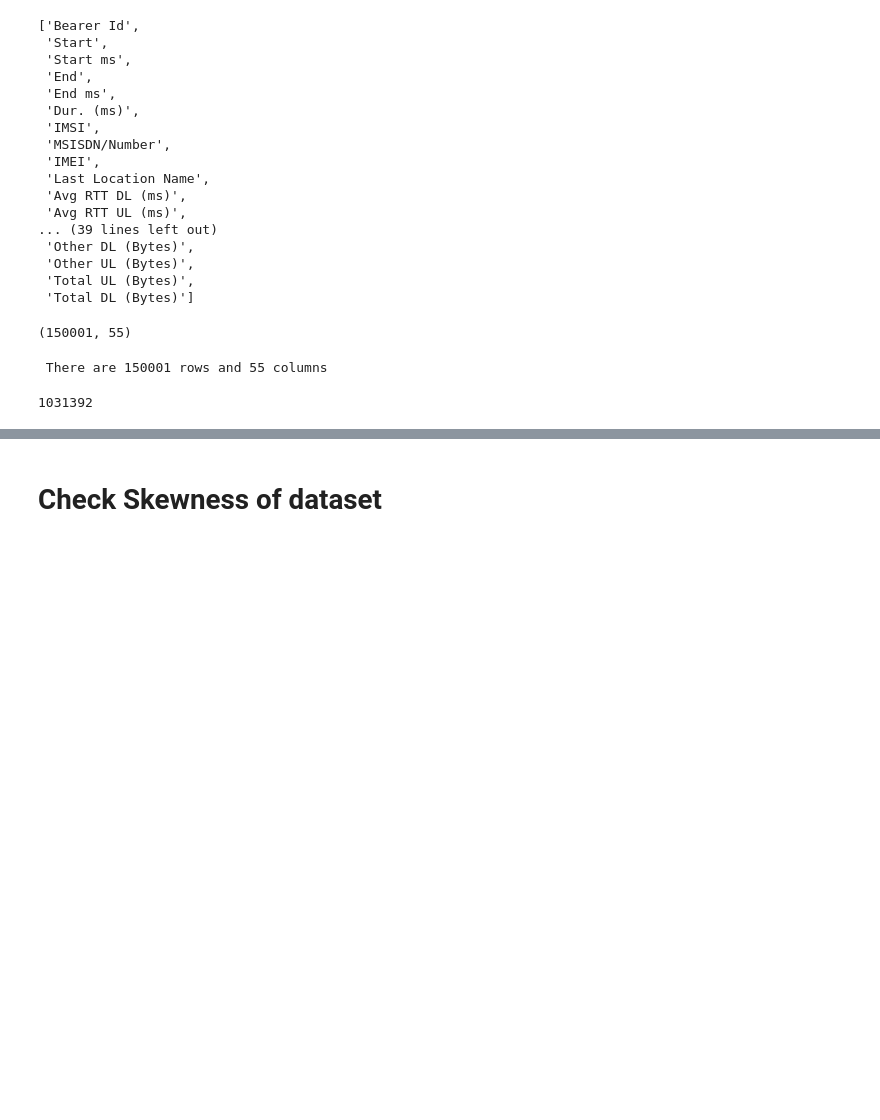
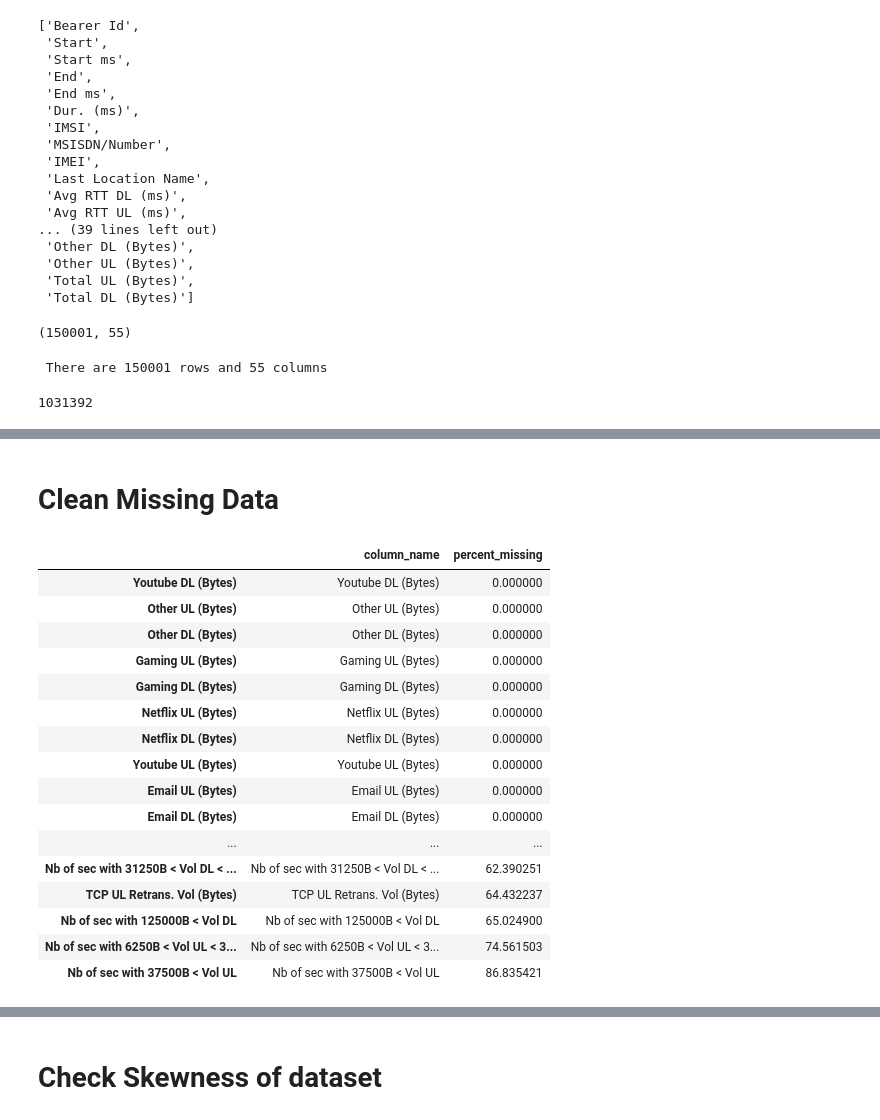
Before and after one commit to Meserat/Telecommunication-Data-Analysis, a Jupyter notebook: notebooks/Preprocessing and EDA.ipynb, the cells around one changed output, grey strips where cells are left out. Drawn from its saved outputs; the diff is of its cells as text; code cells hidden in the pictures; blank space fills up the shorter version.

```diff
--- a/notebooks/Preprocessing and EDA.ipynb
+++ b/notebooks/Preprocessing and EDA.ipynb
@@ -17,6 +15,11 @@ NameError: name 'null' is not defined
 # Read CSV Data
 # %%
 df = pd.read_excel('../data/Week1_challenge_data_source.xlsx')
+# %%
+
+#initialize the imported modules
+plot = Plotter()
+cleaner = Utility()
 # %%
 df.head()
 # %% [output]
@@ -68,0 +124,24 @@ df.isnull().sum().sum()
+# %% [markdown]
+# Clean Missing Data
+# %%
+#view all missing value percentage
+missing_value_df = cleaner.get_missing_values(df)
+missing_value_df
+# %% [output]
+|  | column_name | percent_missing |
+| Youtube DL (Bytes) | Youtube DL (Bytes) | 0.000000 |
+| Other UL (Bytes) | Other UL (Bytes) | 0.000000 |
+| Other DL (Bytes) | Other DL (Bytes) | 0.000000 |
+| Gaming UL (Bytes) | Gaming UL (Bytes) | 0.000000 |
+| Gaming DL (Bytes) | Gaming DL (Bytes) | 0.000000 |
+| Netflix UL (Bytes) | Netflix UL (Bytes) | 0.000000 |
+| Netflix DL (Bytes) | Netflix DL (Bytes) | 0.000000 |
+| Youtube UL (Bytes) | Youtube UL (Bytes) | 0.000000 |
+| Email UL (Bytes) | Email UL (Bytes) | 0.000000 |
+| Email DL (Bytes) | Email DL (Bytes) | 0.000000 |
+| ... | ... | ... |
+| Nb of sec with 31250B < Vol DL < ... | Nb of sec with 31250B < Vol DL < ... | 62.390251 |
+| TCP UL Retrans. Vol (Bytes) | TCP UL Retrans. Vol (Bytes) | 64.432237 |
+| Nb of sec with 125000B < Vol DL | Nb of sec with 125000B < Vol DL | 65.024900 |
+| Nb of sec with 6250B < Vol UL < 3... | Nb of sec with 6250B < Vol UL < 3... | 74.561503 |
+| Nb of sec with 37500B < Vol UL | Nb of sec with 37500B < Vol UL | 86.835421 |
```
Also changed, not shown: parts of 26 cells of this notebook, 4 other files.
